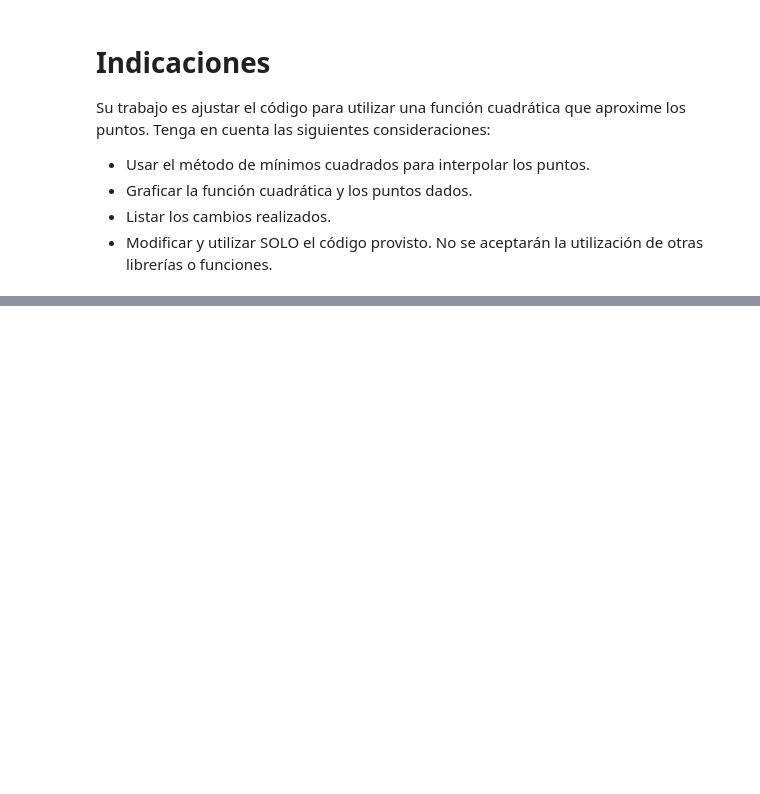
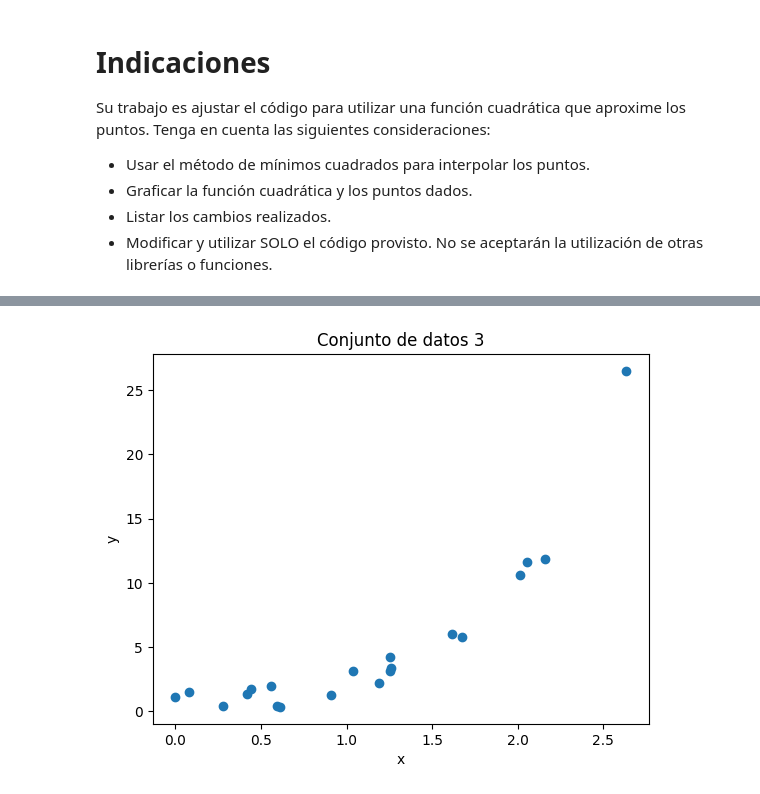
Before and after one commit to ztjona/MN-prueba02, a Jupyter notebook: min_cuadrados.ipynb, the cells around one changed output, grey strips where cells are left out. Cells and saved outputs as stored; diff of their text form; code cells hidden in the pictures; blank space fills up the shorter version.

```diff
--- a/min_cuadrados.ipynb
+++ b/min_cuadrados.ipynb
@@ -385,0 +433,8 @@ Su gráfico debe ser similar a:
+# %%
+plt.scatter(xs3, ys3)
+plt.xlabel("x")
+plt.ylabel("y")
+plt.title("Conjunto de datos 3")
+plt.show()
+# %% [output]
+[figure, added]
```
Also changed, not shown: parts of 8 cells of this notebook.
